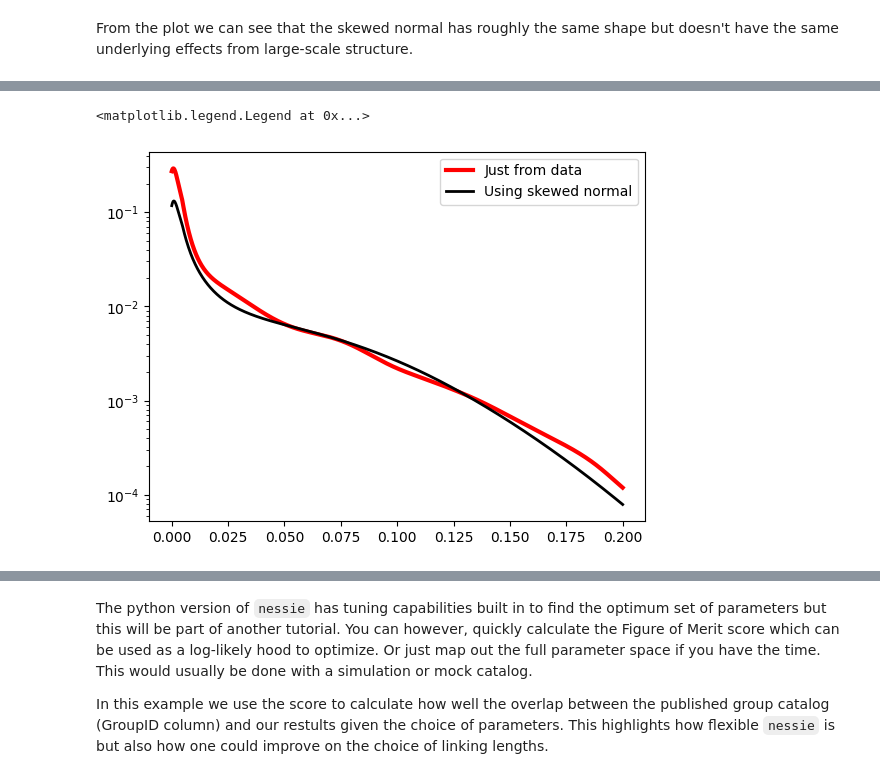
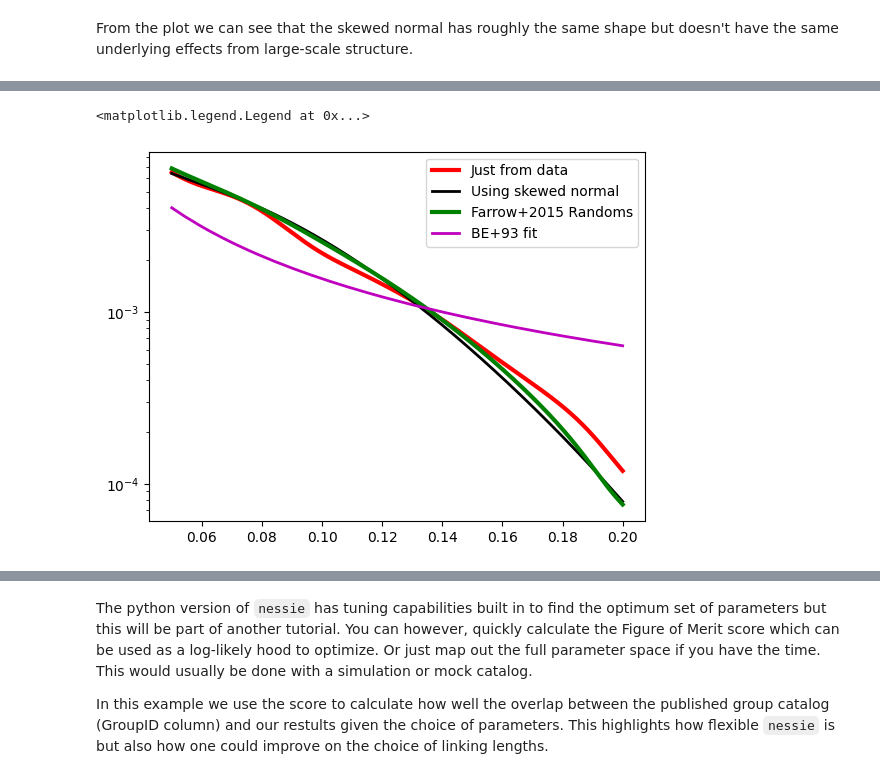
Before and after one commit to TrystanScottLambert/nessie_tutorials, a Jupyter notebook: python/SDSS/sdss.ipynb, the cells around one changed output, grey strips where cells are left out. Cells and saved outputs as stored; diff of their text form; code cells hidden in the pictures.

Commit message:
updating with randoms generation

```diff
--- a/python/SDSS/sdss.ipynb
+++ b/python/SDSS/sdss.ipynb
@@ -44,21 +58,21 @@ We can pass this data to `Nessie` to build the density function that we need for
 # %%
 from nessie.helper_funcs import create_density_function
 from nessie import FlatCosmology
-SDSS_FRACTIONAL_AREA = 0.2126803
+
 cosmo = FlatCosmology(0.7, 0.3) # Notice this is NOT an astropy object.
-rho_basic = create_density_function(catalog['zobs'], len(catalog['zobs']), SDSS_FRACTIONAL_AREA, cosmo)
+rho_basic = create_density_function(redshift, len(redshift), SDSS_FRACTIONAL_AREA, cosmo)
 # %% [markdown]
 This is easy but for real scientific work you'd want to do a better job of getting the n(z) correct although even this basic first start is useful. One could also run a box car over the distribution.
 
  Slightly more appropriate (but still incomplete) would be to fit a skewed normal to the data and build a distribution from that that we can pass as the n(z).
 # %%
 from scipy.stats import skewnorm
-a_fit, loc_fit, scale_fit = skewnorm.fit(catalog['zobs'])
+a_fit, loc_fit, scale_fit = skewnorm.fit(redshift)
 MULTIPLE_FACTOR = 10
-n_randoms = len(catalog['zobs']) * MULTIPLE_FACTOR# Make the randoms catalogue 10x the redshift array.
+n_randoms = len(redshift) * MULTIPLE_FACTOR# Make the randoms catalogue 10x the redshift array.
 z_randoms = skewnorm.rvs(a=a_fit, loc = loc_fit, scale = scale_fit, size=n_randoms)
 
-plt.hist(catalog['zobs'], bins = np.arange(0, 0.22, 0.01), histtype='step', lw=3, color='r', density=True, label = 'SDSS n(z)')
+plt.hist(redshift, bins = np.arange(0, 0.22, 0.01), histtype='step', lw=3, color='r', density=True, label = 'SDSS n(z)')
 plt.hist(z_randoms,  bins = np.arange(0, 0.22, 0.01), histtype='step', lw=3, color='k', density=True, label="Skewed normal n(z)")
 plt.legend()
 plt.xlabel('Redshift')
@@ -73,5 +91,7 @@ From the plot we can see that the skewed normal has roughly the same shape but d
 # %%
-from nessie.helper_funcs import gen_random_redshifts
+from nessie.helper_funcs import create_density_function_be93, gen_random_redshifts
 
-random_redshifts = gen_random_redshifts(redshift, mag, z_lim = 0.21, maglim = max(mag), cosmo = cosmo)
-#np.savetxt("randoms.csv", random_redshifts)
+# Randoms method:
+random_redshifts = gen_random_redshifts(redshift, mag, z_lim = 0.2, maglim = SDSS_MAG_LIM, cosmo = cosmo, n_clone=100)
+rho_randoms = create_density_function(random_redshifts, len(redshift), SDSS_FRACTIONAL_AREA, cosmo)
+#np.savetxt("randoms.csv", random_redshifts) # You can save to file and simply read in and pass if you want.
@@ -85,14 +110,18 @@ From the plot you can see how well the randoms distribution models the underlyin
+# %%
+# BE+93 method:
+rho_be93 = create_density_function_be93(redshift, SDSS_FRACTIONAL_AREA, cosmo)
 # %%
 rho_skewed = create_density_function(z_randoms, len(z_randoms)/MULTIPLE_FACTOR, SDSS_FRACTIONAL_AREA, cosmo)
 rho_randoms = create_density_function(random_redshifts, len(redshift), SDSS_FRACTIONAL_AREA, cosmo)
 
-redshifts = np.linspace(0, 0.2, 1000)
+redshifts = np.linspace(0.05, 0.2, 1000)
 
 plt.plot(redshifts, rho_basic(redshifts), lw=3, color='r', label='Just from data')
 plt.plot(redshifts, rho_skewed(redshifts), lw=2, color='k', label='Using skewed normal')
-plt.plot(redshifts, rho_randoms(redshifts), lw=3, color='g', label='Randoms')
+plt.plot(redshifts, rho_randoms(redshifts), lw=3, color='g', label='Farrow+2015 Randoms')
+plt.plot(redshifts, rho_be93(redshifts), lw=2, color='m', label='BE+93 fit')
 plt.yscale('log')
 plt.legend()
 # %% [output]
 <matplotlib.legend.Legend at 0x...>
-[figure, old version]
+[figure, new version]
```
Also changed, not shown: parts of 23 cells of this notebook.
